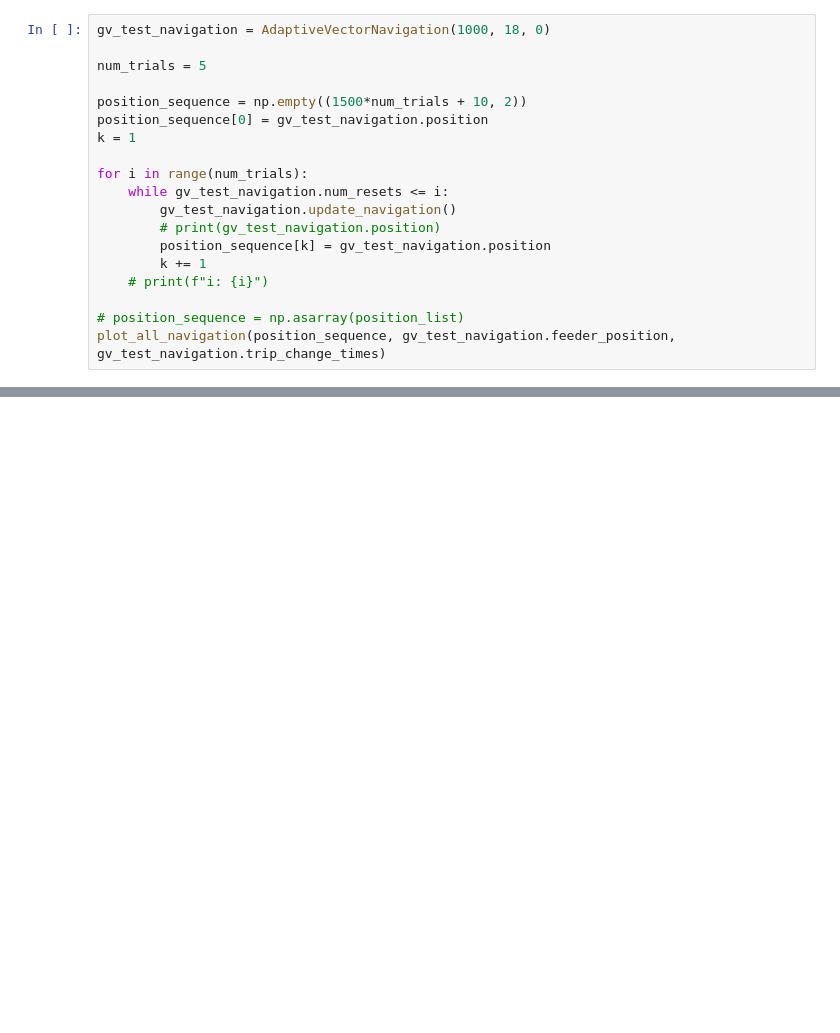
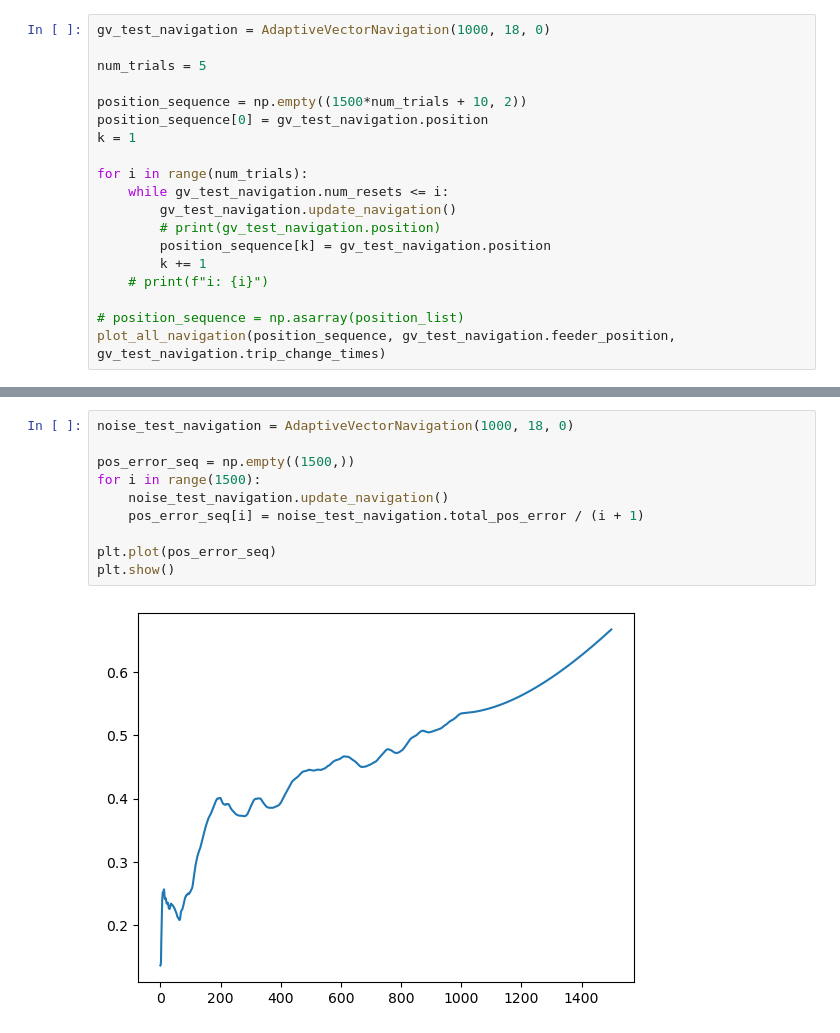
Before and after one commit to evdunbar/artificial-goal-navigation, a Jupyter notebook: numpy_test.ipynb, the cells around one changed output, grey strips where cells are left out. Saved outputs shown, nothing was run; the diff lists cells and outputs as text; blank space fills up the shorter version.

Commit message:
Added error calc

```diff
--- a/numpy_test.ipynb
+++ b/numpy_test.ipynb
@@ -226,0 +244,12 @@ gv angle: -61.13701009303438
+# %%
+noise_test_navigation = AdaptiveVectorNavigation(1000, 18, 0)
+
+pos_error_seq = np.empty((1500,))
+for i in range(1500):
+    noise_test_navigation.update_navigation()
+    pos_error_seq[i] = noise_test_navigation.total_pos_error / (i + 1)
+
+plt.plot(pos_error_seq)
+plt.show()
+# %% [output]
+[figure, added]
```
Also changed, not shown: parts of 8 cells of this notebook.
